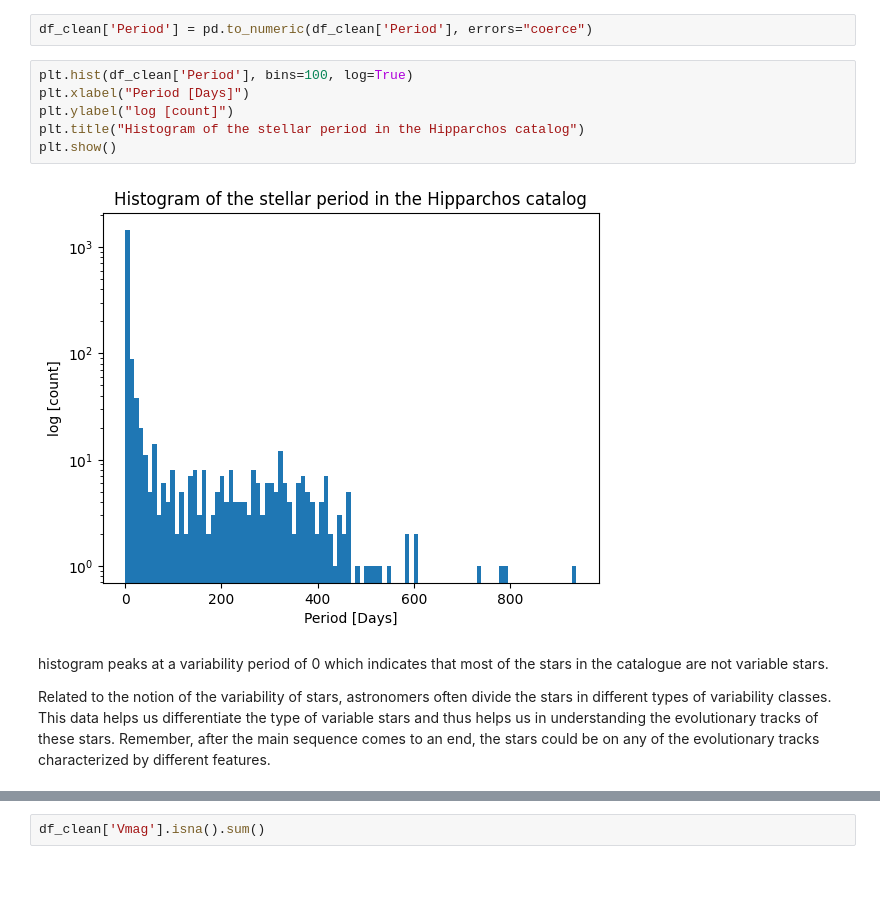
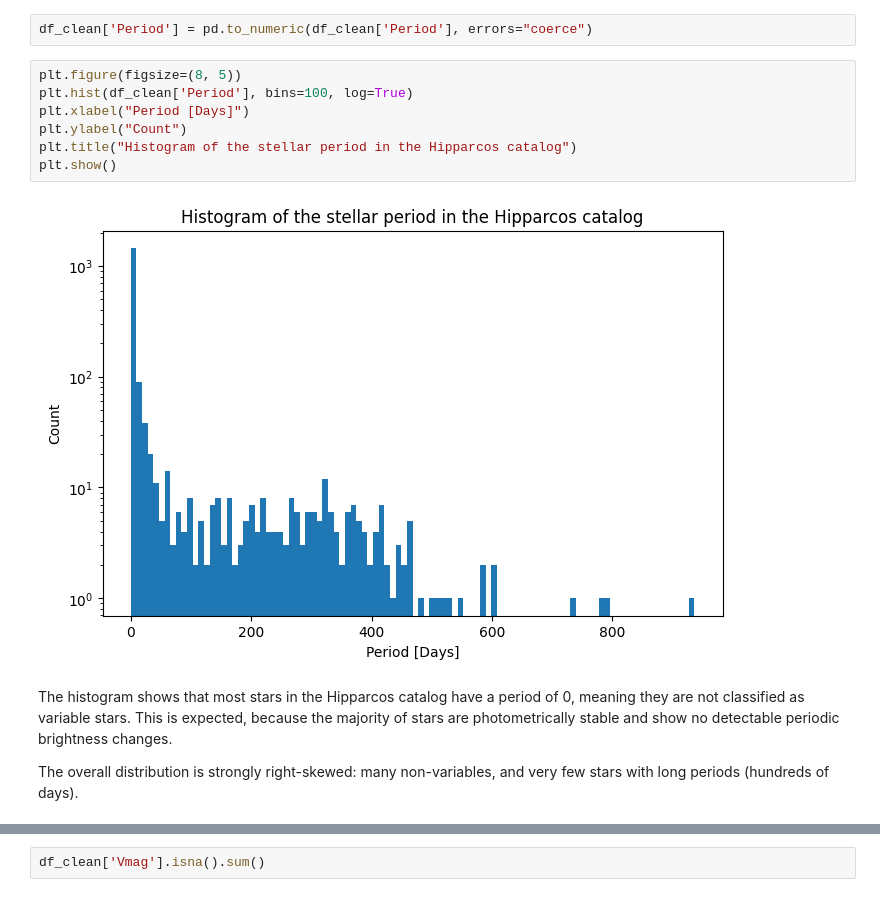
Before and after one commit to dinarazhorabek/astronomy_data_analysis, a Jupyter notebook: Hipparcos_Clustering_Starter.ipynb, the cells around one changed output, grey strips where cells are left out. Saved outputs shown, nothing was run; the diff lists cells and outputs as text.

```diff
--- a/Hipparcos_Clustering_Starter.ipynb
+++ b/Hipparcos_Clustering_Starter.ipynb
@@ -240,14 +247,15 @@ Overall, the KDE plot illustrates how stellar emission varies across different w
 # %%
 df_clean['Period'] = pd.to_numeric(df_clean['Period'], errors="coerce")
 # %%
+plt.figure(figsize=(8, 5))
 plt.hist(df_clean['Period'], bins=100, log=True)
 plt.xlabel("Period [Days]")
-plt.ylabel("log [count]")
-plt.title("Histogram of the stellar period in the Hipparchos catalog")
+plt.ylabel("Count")
+plt.title("Histogram of the stellar period in the Hipparcos catalog")
 plt.show()
 # %% [output]
-[figure, old version]
+[figure, new version]
-# %% [markdown]
-histogram peaks at a variability period of 0 which indicates that most of the stars in the catalogue are not variable stars.
-
-Related to the notion of the variability of stars, astronomers often divide the stars in different types of variability classes. This data helps us differentiate the type of variable stars and thus helps us in understanding the evolutionary tracks of these stars. Remember, after the main sequence comes to an end, the stars could be on any of the evolutionary tracks characterized by different features.
+# %% [markdown]
+The histogram shows that most stars in the Hipparcos catalog have a period of 0, meaning they are not classified as variable stars. This is expected, because the majority of stars are photometrically stable and show no detectable periodic brightness changes.
+
+The overall distribution is strongly right-skewed: many non-variables, and very few stars with long periods (hundreds of days).
```
Also changed, not shown: parts of 26 cells of this notebook.
